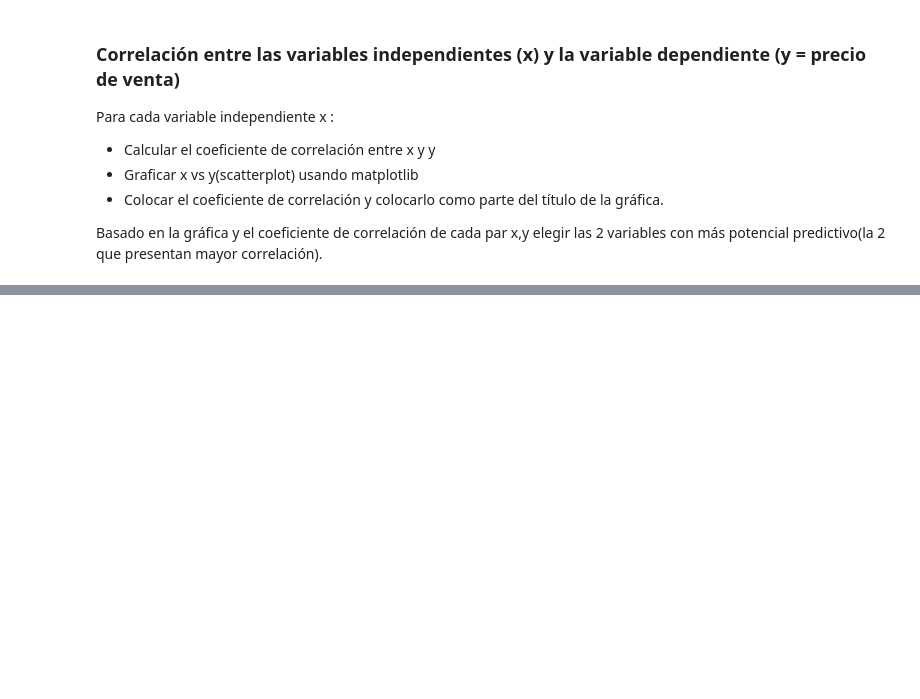
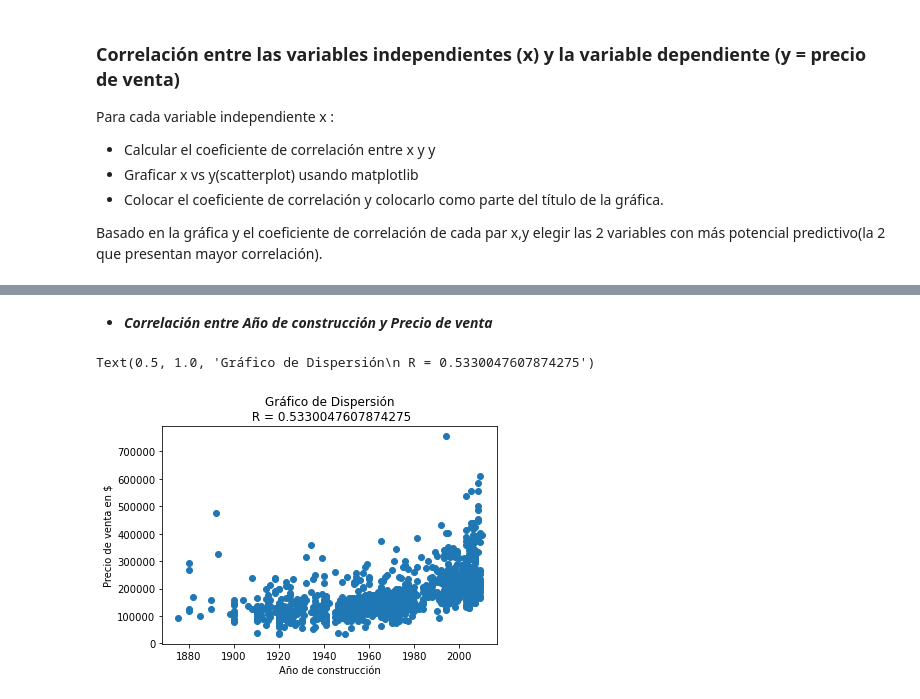
Before and after one commit to eddson90/galileo_tareas, a Jupyter notebook: Proyecto.ipynb, the cells around one changed output, grey strips where cells are left out. Drawn from its saved outputs; the diff is of its cells as text; code cells hidden in the pictures; blank space fills up the shorter version.

```diff
--- a/Proyecto.ipynb
+++ b/Proyecto.ipynb
@@ -241,0 +294,17 @@ Basado en la gráfica y el coeficiente de correlación  de cada par x,y elegir
+# %% [markdown]
+* ***Correlación entre Año de construcción y Precio de venta***
+# %%
+r_x4 = np.corrcoef(YearBuilt,SalesPrice)
+r_x4[0,1]
+
+fig = plt.figure()
+ax4 = fig.add_subplot(1,1,1)
+
+ax4.scatter(YearBuilt,SalesPrice)
+ax4.set_xlabel("Año de construcción")
+ax4.set_ylabel("Precio de venta en $")
+ax4.set_title("Gráfico de Dispersión\n R = "+str(r_x4[0,1]))
+plt.show()
+# %% [output]
+Text(0.5, 1.0, 'Gráfico de Dispersión\n R = 0.5330047607874275')
+[figure, added]
```
Also changed, not shown: parts of 12 cells of this notebook.
